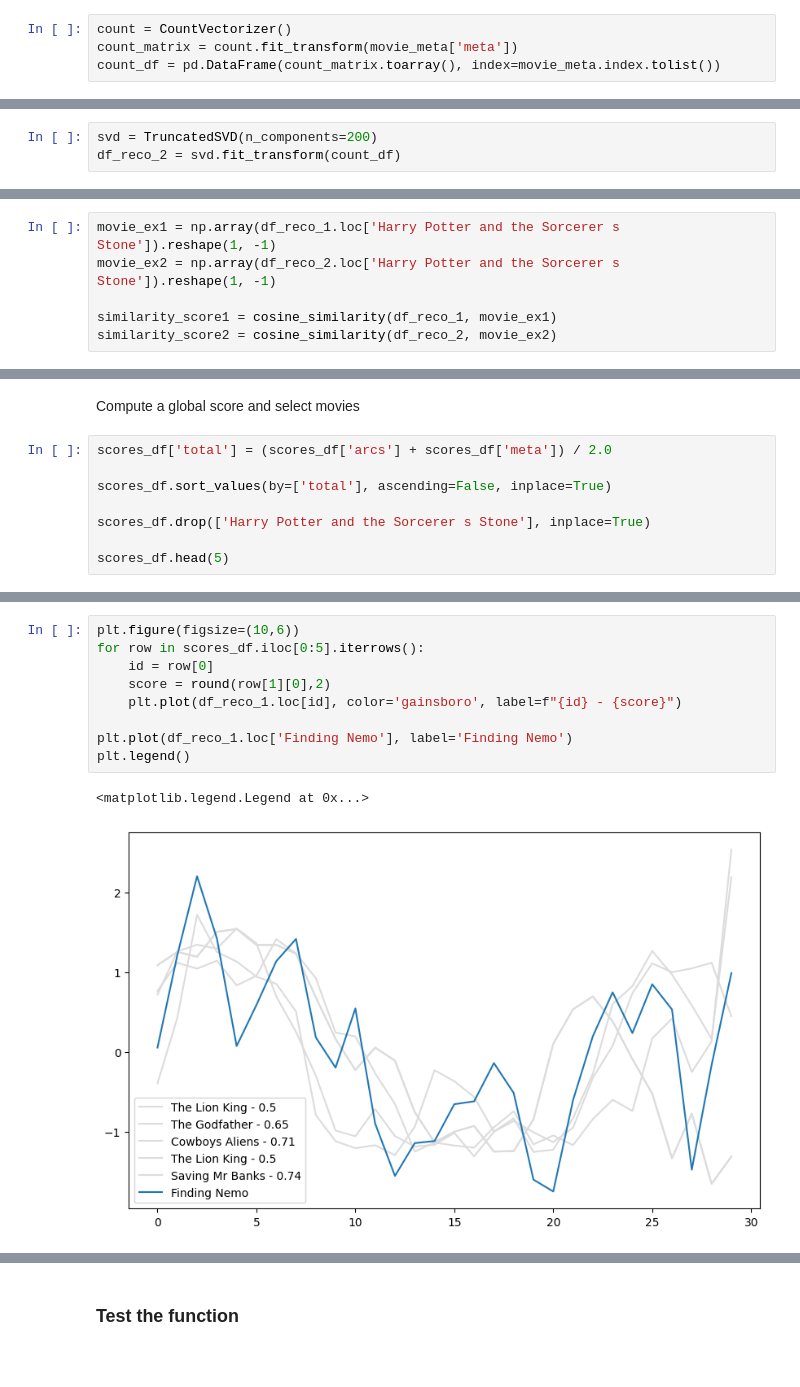
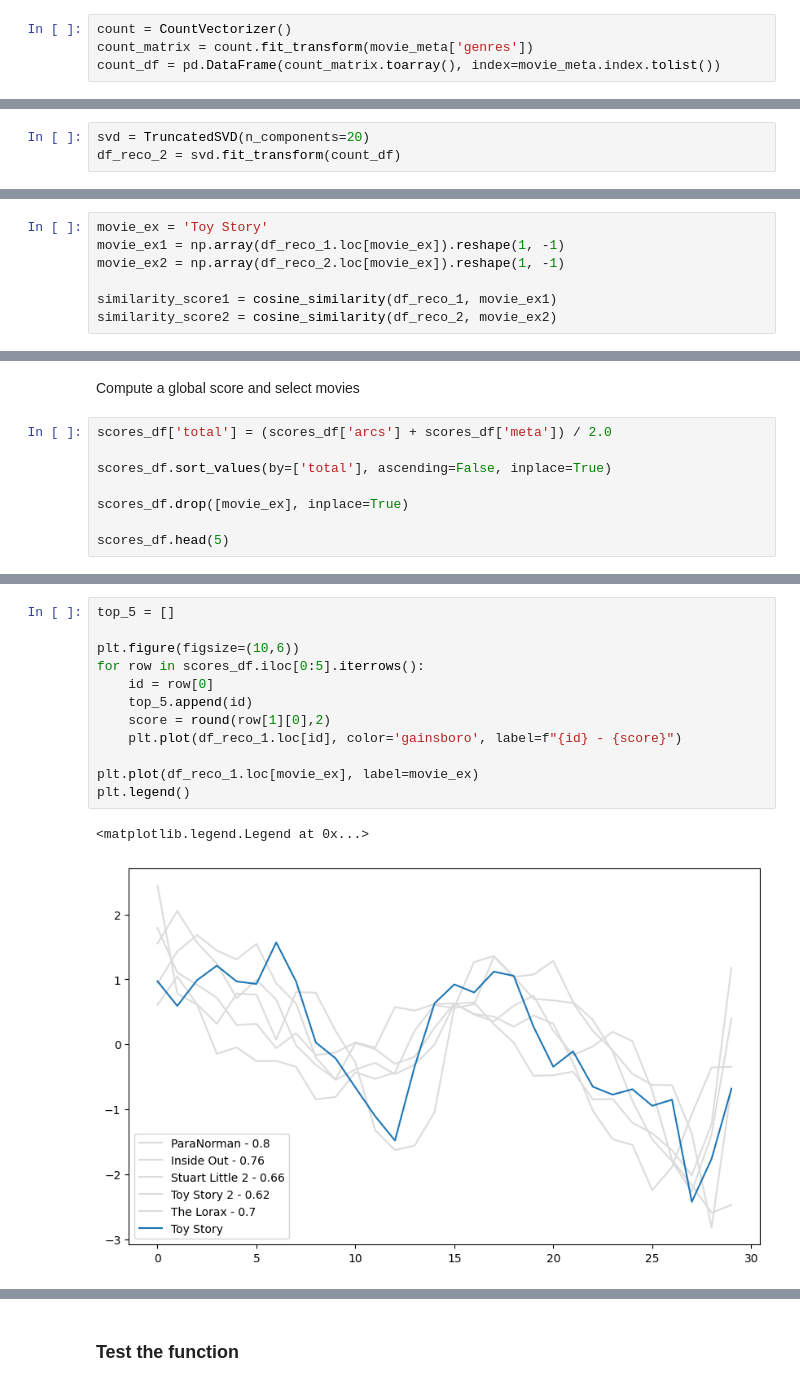
Before and after one commit to sebhochart/movie-sentiment-analysis, a Jupyter notebook: recommendation.ipynb, the cells around one changed output, grey strips where cells are left out. Cells and saved outputs as stored; diff of their text form.

```diff
--- a/recommendation.ipynb
+++ b/recommendation.ipynb
@@ -116,12 +118,12 @@ movie_meta['meta'] = movie_meta['meta'].fillna('')
 Convert to vectors
 # %%
 count = CountVectorizer()
-count_matrix = count.fit_transform(movie_meta['meta'])
+count_matrix = count.fit_transform(movie_meta['genres'])
 count_df = pd.DataFrame(count_matrix.toarray(), index=movie_meta.index.tolist())
 # %% [markdown]
 Reduce dimensions
 # %%
-svd = TruncatedSVD(n_components=200)
+svd = TruncatedSVD(n_components=20)
 df_reco_2 = svd.fit_transform(count_df)
 # %%
 plt.plot(svd.explained_variance_ratio_.cumsum())
@@ -170,8 +179,9 @@ df_reco_2.set_index('movie_name', inplace=True)
 # %% [markdown]
 Compute similarities for a movie
 # %%
-movie_ex1 = np.array(df_reco_1.loc['Harry Potter and the Sorcerer s Stone']).reshape(1, -1)
-movie_ex2 = np.array(df_reco_2.loc['Harry Potter and the Sorcerer s Stone']).reshape(1, -1)
+movie_ex = 'Toy Story'
+movie_ex1 = np.array(df_reco_1.loc[movie_ex]).reshape(1, -1)
+movie_ex2 = np.array(df_reco_2.loc[movie_ex]).reshape(1, -1)
 
 similarity_score1 = cosine_similarity(df_reco_1, movie_ex1)
 similarity_score2 = cosine_similarity(df_reco_2, movie_ex2)
@@ -194,7 +204,7 @@ scores_df['total'] = (scores_df['arcs'] + scores_df['meta']) / 2.0
 
 scores_df.sort_values(by=['total'], ascending=False, inplace=True)
 
-scores_df.drop(['Harry Potter and the Sorcerer s Stone'], inplace=True)
+scores_df.drop([movie_ex], inplace=True)
 
 scores_df.head(5)
 # %% [output]
@@ -208,12 +218,15 @@ scores_df.head(5)
 # %%
+top_5 = []
+
 plt.figure(figsize=(10,6))
 for row in scores_df.iloc[0:5].iterrows():
     id = row[0]
+    top_5.append(id)
     score = round(row[1][0],2)
     plt.plot(df_reco_1.loc[id], color='gainsboro', label=f"{id} - {score}")
 
-plt.plot(df_reco_1.loc['Finding Nemo'], label='Finding Nemo')
+plt.plot(df_reco_1.loc[movie_ex], label=movie_ex)
 plt.legend()
 # %% [output]
 <matplotlib.legend.Legend at 0x...>
-[figure, old version]
+[figure, new version]
```
Also changed, not shown: parts of 16 cells of this notebook, 7 other files.
